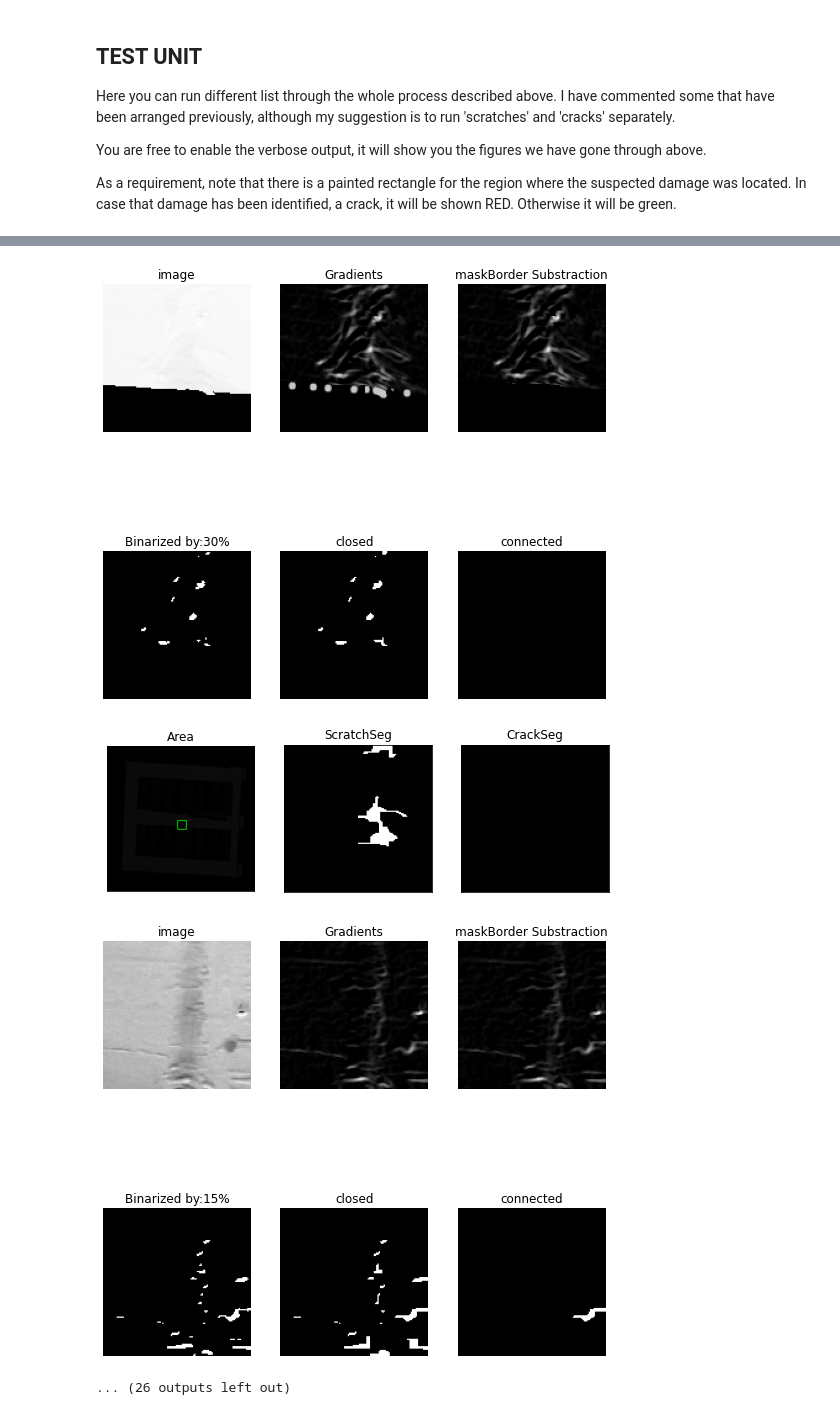
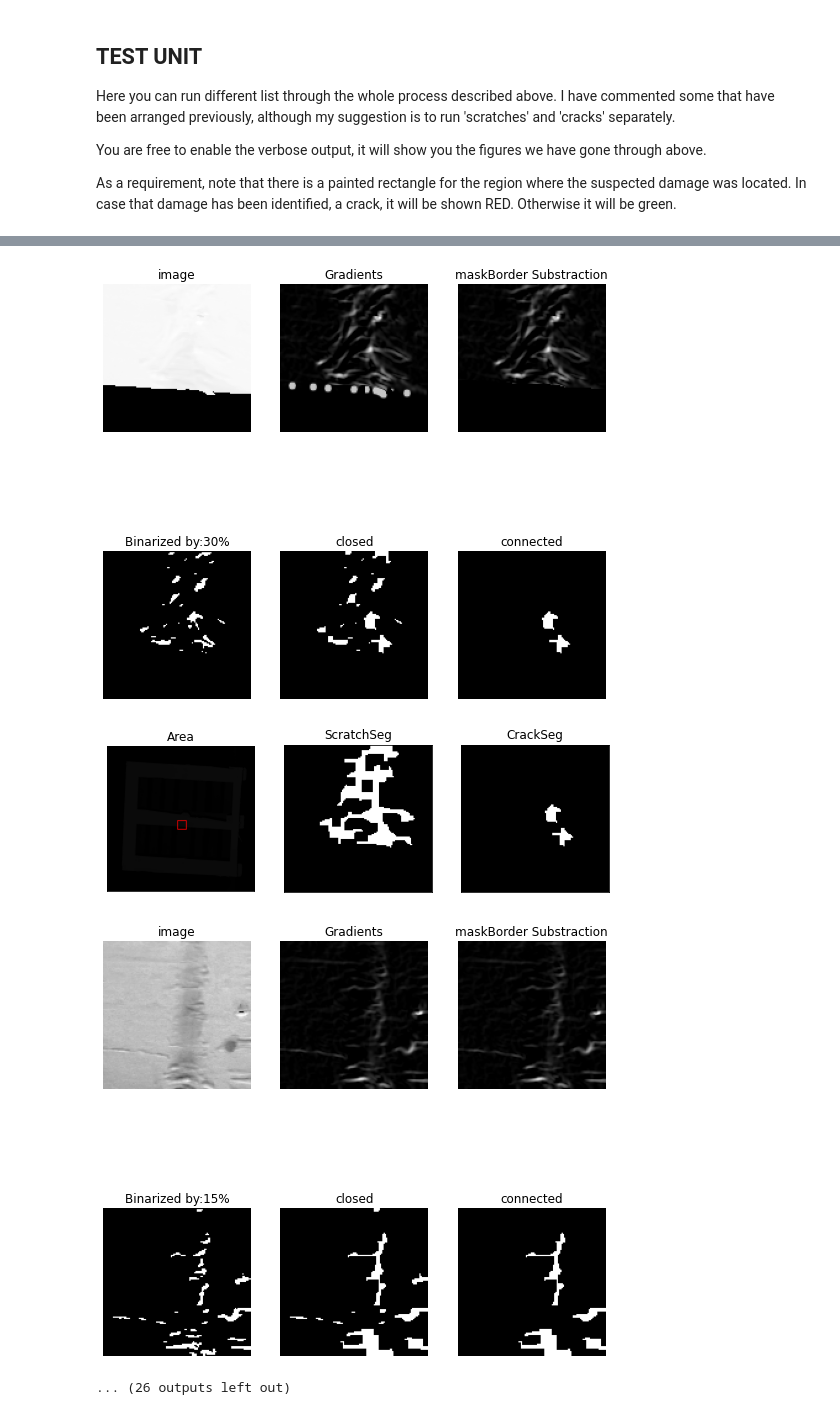
Before and after one commit to keny91/ChapChallenge, a Jupyter notebook: CameraBottom.ipynb, the cells around one changed output, grey strips where cells are left out. Saved outputs shown, nothing was run; the diff lists cells and outputs as text; code cells hidden in the pictures.

```diff
--- a/CameraBottom.ipynb
+++ b/CameraBottom.ipynb
@@ -462,8 +555,8 @@ def Gradients(imageGrey,KSIZE):
 
 def BinGrads(gradsImage, thPercent):
   copyImage = gradsImage.copy()
-  # max_val = gradsImage.max()
-  max_val = 65535
+  max_val = gradsImage.max()
+  # max_val = 65535
   # copyImage = np.zeros([gradsImage[0],gradsImage[1],cv.CV_16U])
   thvalue = thPercent*(max_val)/100
   for i  in range(gradsImage.shape[0]):
@@ -684,14 +849,14 @@ def labelArea(image,point,distance,damaged):
 VERBOSE_ = False
 
 # enable if want to observe, but there might be plenty of information
-VERBOSE_ = True
+# VERBOSE_ = True
 
 
 # Globals
 th_scratch = 15
 th_dmg = 30
 distance = 60
-min_size = 100
+min_size = 75
 
 def runList(_list):
 # for each element in the list
@@ -774,6 +939,6 @@ runList(crack_list)
-[figure, old version]
+[figure, new version]
-[figure, old version]
+[figure, new version]
-[figure, old version]
+[figure, new version]
 ... (26 outputs left out)
 # %% [markdown]
 ## NOTES ON RESULTS.
```
Also changed, not shown: parts of 7 cells of this notebook, 5 other files.
